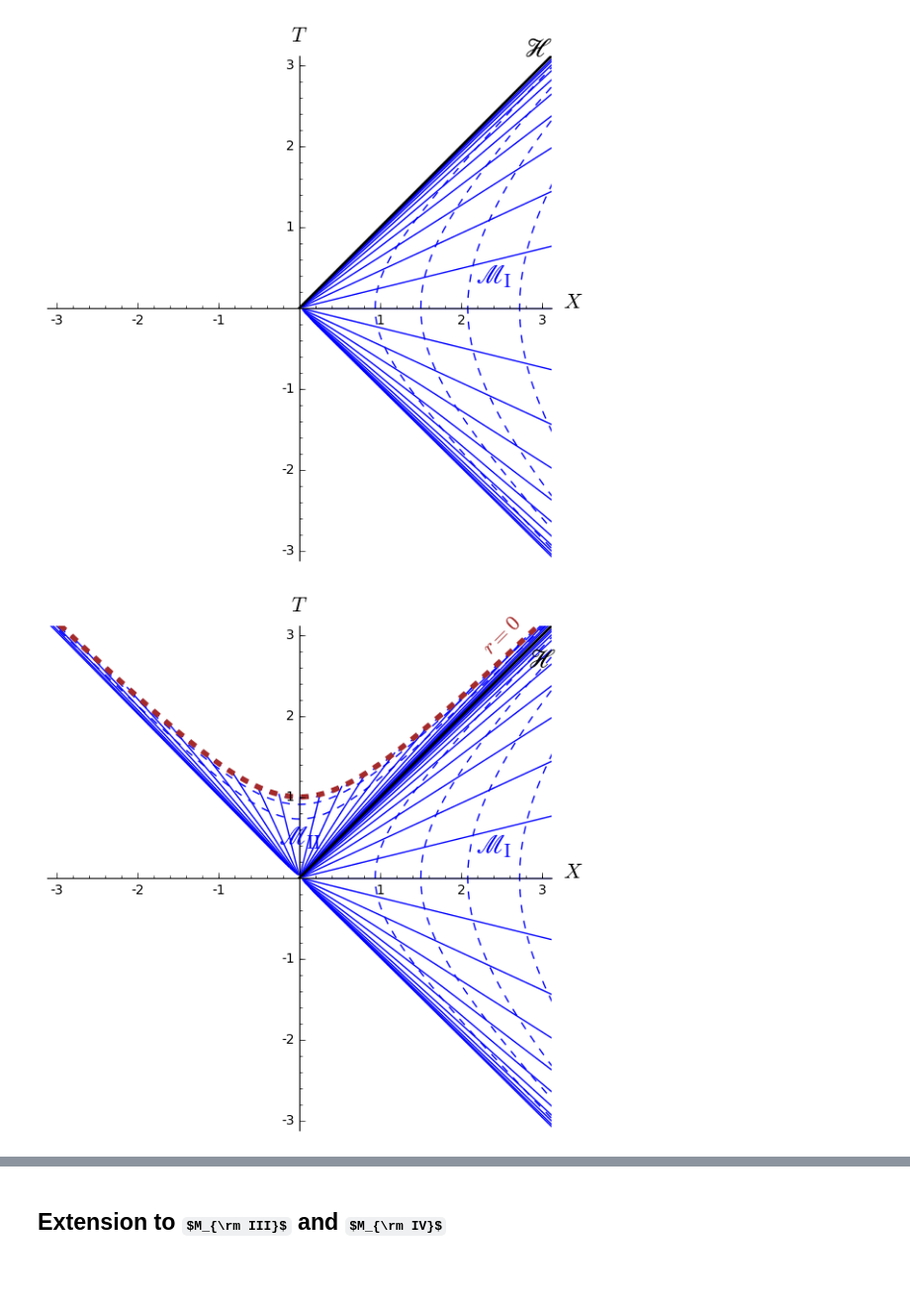
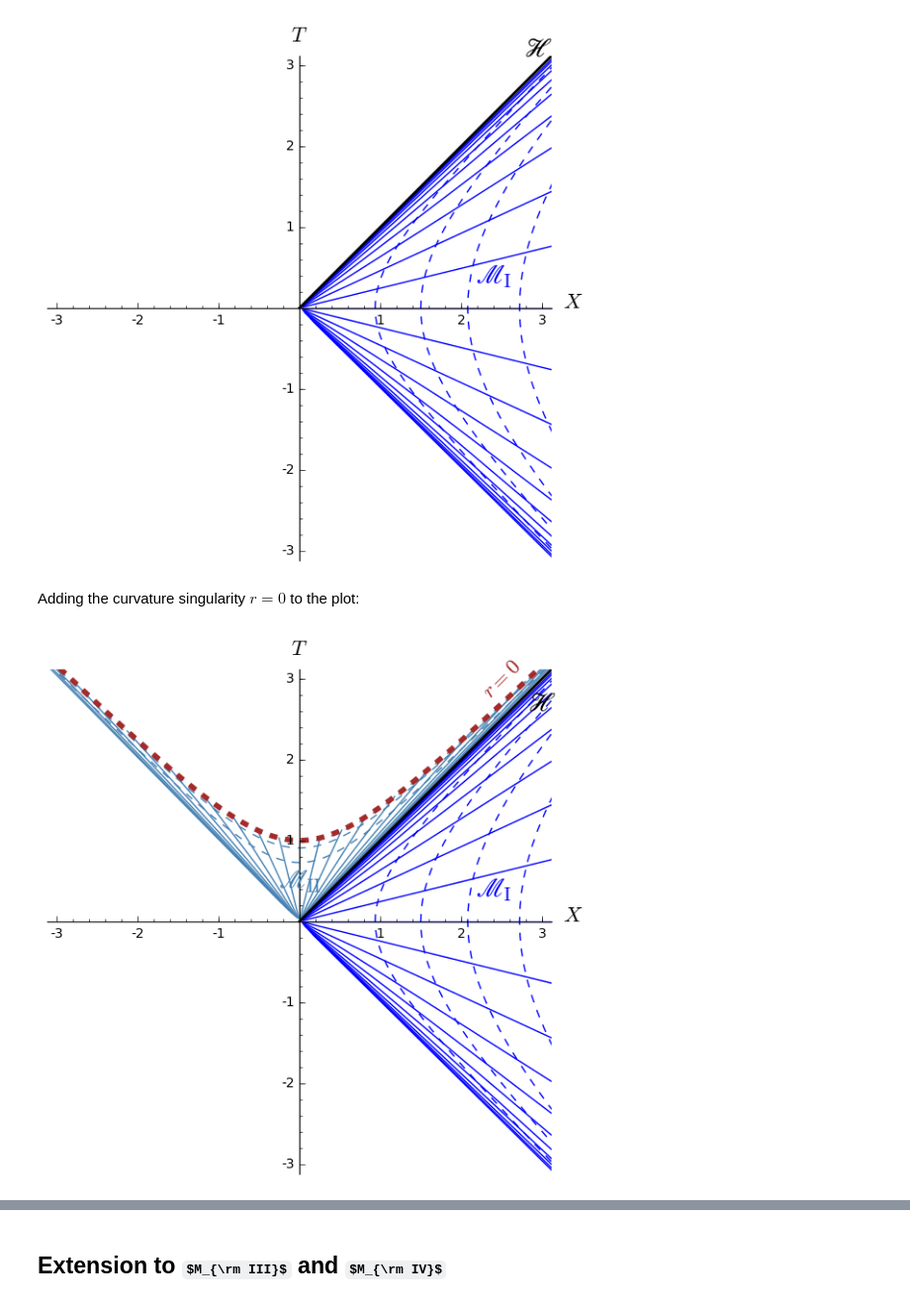
Before and after one commit to egourgoulhon/BHLectures, a Jupyter notebook: sage/Schwarz_conformal.ipynb, the cells around one changed output, grey strips where cells are left out. Shown: that part at 99% size. Saved outputs shown, nothing was run; the diff lists cells and outputs as text; code cells hidden in the pictures; some formulas as TeX source; blank space fills up the shorter version.

Commit message:
Add new Carter-Penrose diagrams of Schwarzschild spacetime

```diff
--- a/sage/Schwarz_conformal.ipynb
+++ b/sage/Schwarz_conformal.ipynb
@@ -31,7 +25,7 @@ M_EF = M.open_subset('M_EF', latex_name=r'M_{\rm EF}')
 
 The domain of Schwarzschild-Droste coordinates is $M_{\rm SD} = M_{\rm I} \cup M_{\rm II}$:
 # %%
-M_SD = M_EF.open_subset('M_SD', latex_name=r'M_{\rm SD}')
+M_SD = M.open_subset('M_SD', latex_name=r'M_{\rm SD}')
 M_I = M_SD.open_subset('M_I', latex_name=r'M_{\rm I}')
 M_II = M_SD.open_subset('M_II', latex_name=r'M_{\rm II}')
 M_SD.declare_union(M_I, M_II)
@@ -39,7 +33,7 @@ M_SD.declare_union(M_I, M_II)
 The Schwarzschild-Droste coordinates $(t,r,\theta,\phi)$:
 # %%
 X_SD.<t,r,th,ph> = M_SD.chart(r't r:(0,+oo) th:(0,pi):\theta ph:(0,2*pi):\phi')
-m = var('m') ; assume(m>=0)
+m = var('m', domain='real') ; assume(m>=0)
 X_SD.add_restrictions(r!=2*m)
 X_SD
 # %% [output]
@@ -197,0 +114,2 @@ graph2.save("sch_SD_I_KS.pdf", xmin=-3, xmax=3, ymin=-3, ymax=3)
+# %% [markdown]
+Adding the curvature singularity $r=0$ to the plot:
@@ -198,10 +120,10 @@ graph2.save("sch_SD_I_KS.pdf", xmin=-3, xmax=3, ymin=-3, ymax=3)
 # %%
 graph += X_SD_II.plot(X_KS, ambient_coords=(X,T), fixed_coords={th:pi/2,ph:pi},
                       ranges={t:(-10,10), r:(0.001,1.999)}, steps={t:1, r:0.5},
-                      style={t:'--', r:'-'}, color='blue', parameters={m:1})
+                      style={t:'--', r:'-'}, color='steelblue', parameters={m:1})
 region_labels = text(r'$\mathscr{M}_{\rm I}$', (2.4, 0.4), fontsize=20, color='blue') + \
-                text(r'$\mathscr{M}_{\rm II}$', (0, 0.5), fontsize=20, color='blue')
+                text(r'$\mathscr{M}_{\rm II}$', (0, 0.5), fontsize=20, color='steelblue')
 graph += hor + sing + region_labels
 show(graph, xmin=-3, xmax=3, ymin=-3, ymax=3)
 # %% [output]
-[figure, old version]
+[figure, new version]
```
Also changed, not shown: parts of 74 cells of this notebook, 5 other files.
